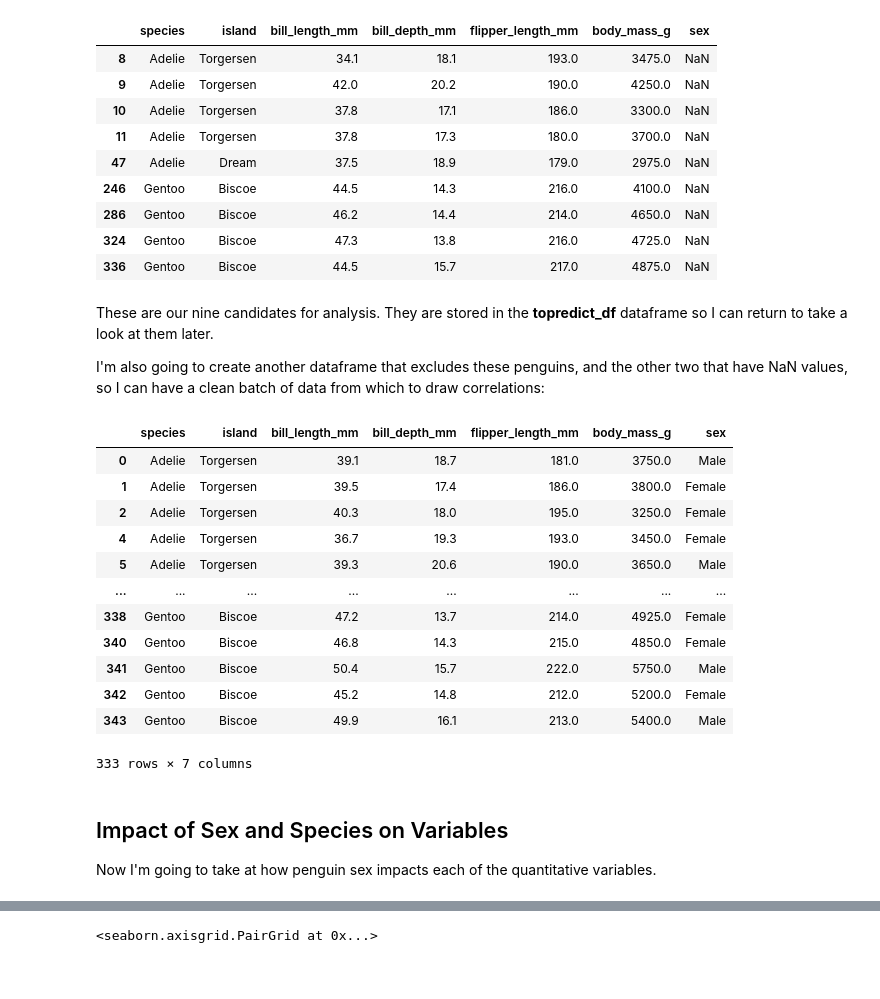
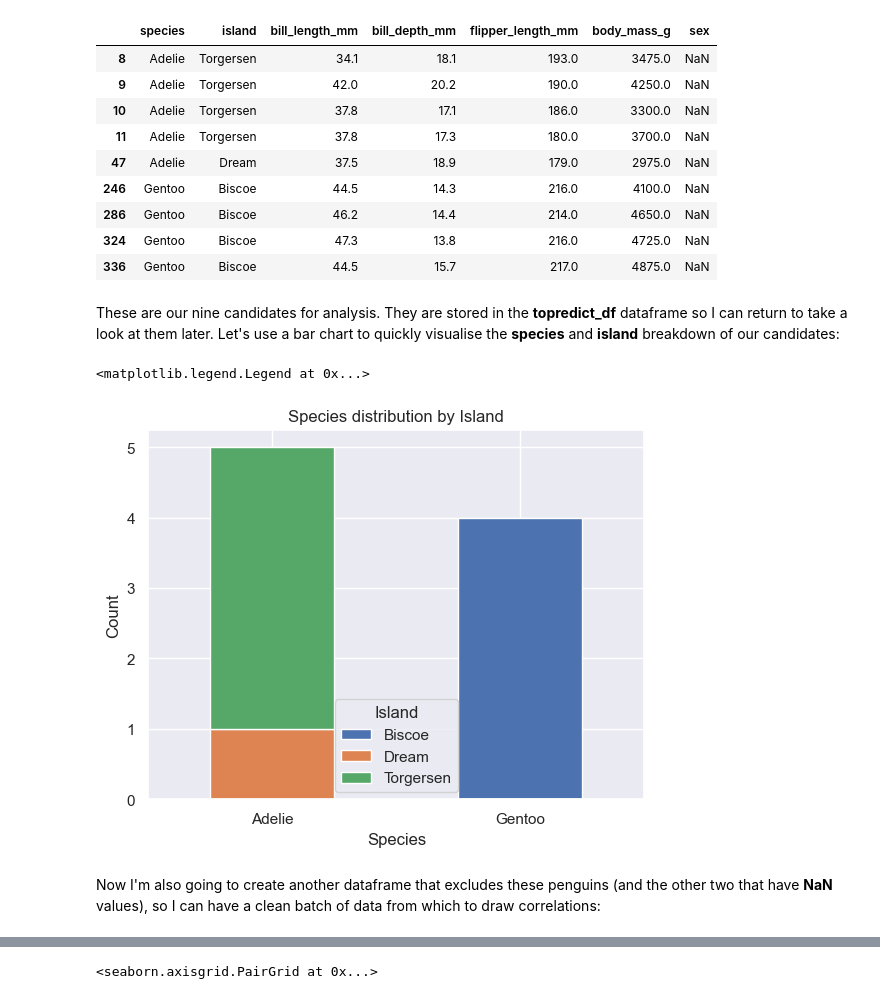
Before and after one commit to JBnkn/8634-data-analytics, a Jupyter notebook: penguins.ipynb, the cells around one changed output, grey strips where cells are left out. Drawn from its saved outputs; the diff is of its cells as text; code cells hidden in the pictures.

```diff
--- a/penguins.ipynb
+++ b/penguins.ipynb
@@ -133,27 +159,20 @@ topredict_df
 | 286 | Gentoo | Biscoe | 46.2 | 14.4 | 214.0 | 4650.0 | NaN |
 | 324 | Gentoo | Biscoe | 47.3 | 13.8 | 216.0 | 4725.0 | NaN |
 | 336 | Gentoo | Biscoe | 44.5 | 15.7 | 217.0 | 4875.0 | NaN |
+# %% [markdown]
+These are our nine candidates for analysis. They are stored in the **topredict_df** dataframe so I can return to take a look at them later. Let's use a bar chart to quickly visualise the **species** and **island** breakdown of our candidates:
+# %%
+grouped_data = topredict_df.groupby(['species', 'island']).size().unstack()
+
+# Plotting
+grouped_data.plot(kind='bar', stacked=True)
+plt.title('Species distribution by Island')
+plt.xlabel('Species')
+plt.ylabel('Count')
+plt.xticks(rotation=0)
+plt.legend(title='Island')
+# %% [output]
+<matplotlib.legend.Legend at 0x...>
+[figure, added]
 # %% [markdown]
-These are our nine candidates for analysis. They are stored in the **topredict_df** dataframe so I can return to take a look at them later.
-
-I'm also going to create another dataframe that excludes these penguins, and the other two that have NaN values, so I can have a clean batch of data from which to draw correlations:
+Now I'm also going to create another dataframe that excludes these penguins (and the other two that have **NaN** values), so I can have a clean batch of data from which to draw correlations:
-# %%
-sex_df = df[(df['sex'].notnull())]
-sex_df
-# %% [output]
-|  | species | island | bill_length_mm | bill_depth_mm | flipper_length_mm | body_mass_g | sex |
-| 0 | Adelie | Torgersen | 39.1 | 18.7 | 181.0 | 3750.0 | Male |
-| 1 | Adelie | Torgersen | 39.5 | 17.4 | 186.0 | 3800.0 | Female |
-| 2 | Adelie | Torgersen | 40.3 | 18.0 | 195.0 | 3250.0 | Female |
-| 4 | Adelie | Torgersen | 36.7 | 19.3 | 193.0 | 3450.0 | Female |
-| 5 | Adelie | Torgersen | 39.3 | 20.6 | 190.0 | 3650.0 | Male |
-| ... | ... | ... | ... | ... | ... | ... | ... |
-| 338 | Gentoo | Biscoe | 47.2 | 13.7 | 214.0 | 4925.0 | Female |
-| 340 | Gentoo | Biscoe | 46.8 | 14.3 | 215.0 | 4850.0 | Female |
-| 341 | Gentoo | Biscoe | 50.4 | 15.7 | 222.0 | 5750.0 | Male |
-| 342 | Gentoo | Biscoe | 45.2 | 14.8 | 212.0 | 5200.0 | Female |
-| 343 | Gentoo | Biscoe | 49.9 | 16.1 | 213.0 | 5400.0 | Male |
-333 rows × 7 columns
-# %% [markdown]
-## Impact of Sex and Species on Variables
-Now I'm going to take at how penguin sex impacts each of the quantitative variables.
```
Also changed, not shown: parts of 20 cells of this notebook, 1 other file.
